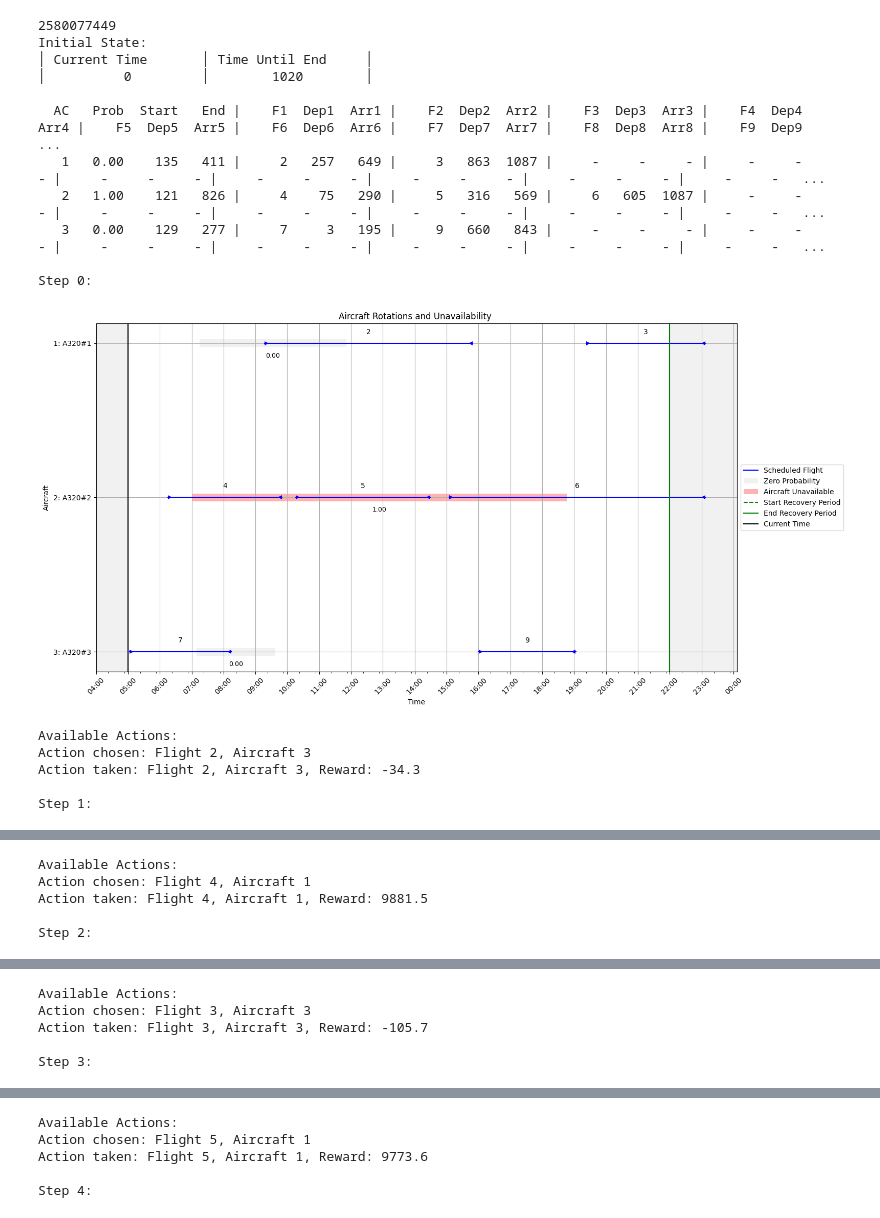
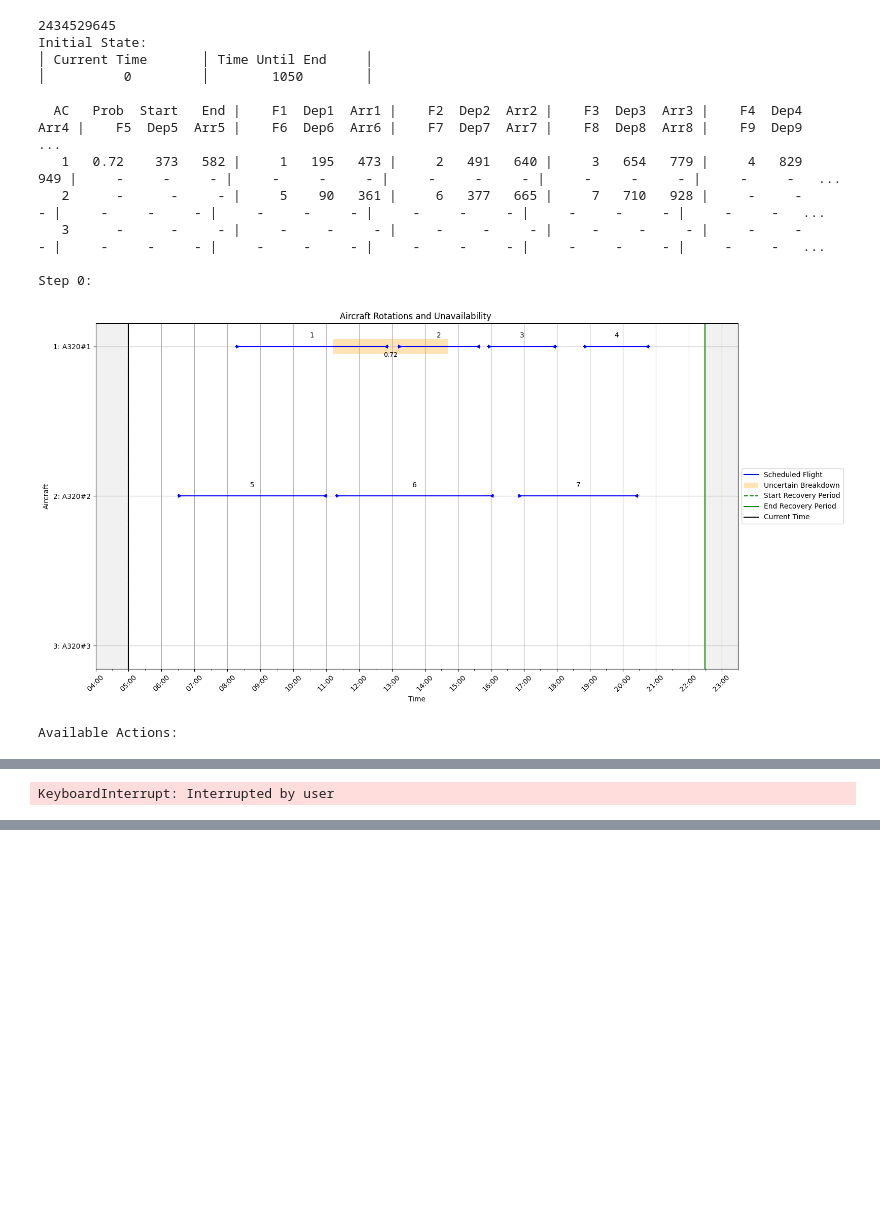
Before and after one commit to PieterBecking/Boeing-ADM-DRL-Github, a Jupyter notebook: notebooks_utils/inference_manual.ipynb, the cells around one changed output, grey strips where cells are left out. Saved outputs shown, nothing was run; the diff lists cells and outputs as text; code cells hidden in the pictures; blank space fills up the shorter version.

```diff
--- a/notebooks_utils/inference_manual.ipynb
+++ b/notebooks_utils/inference_manual.ipynb
@@ -132,42 +132,38 @@ def run_user_agent(scenario_folder):
 
         # Print action and reward
         print(f"Action taken: Flight {action[0]}, Aircraft {action[1]}, Reward: {reward}")
 
         step_num += 1
 
     # Final plot after the simulation ends
     state_plotter.plot_state(
         updated_flights_dict, swapped_flights, environment_delayed_flights, cancelled_flights,
         current_datetime + timedelta(hours=TIMESTEP_HOURS)
     )
 
     print(f"Total Reward: {total_reward}")
 
 # Set the scenario folder
 # SCENARIO_FOLDER = "../data/Training/3ac-100/Scenario_57"
-SCENARIO_FOLDER = "../data/Locked/alpha/Scenario_01"
+SCENARIO_FOLDER = "../data/Training/3ac-10-uncertain-high/Scenario_01"
 
 # Verify folder exists
 if not os.path.exists(SCENARIO_FOLDER):
     raise FileNotFoundError(f"Scenario folder not found: {SCENARIO_FOLDER}")
 
 # Run the agent
 run_user_agent(SCENARIO_FOLDER)
 # %% [output]
-2580077449
+2434529645
 Initial State:
 │ Current Time       │ Time Until End     │
-│          0         │        1020        │
+│          0         │        1050        │
 
   AC   Prob  Start   End |    F1  Dep1  Arr1 |    F2  Dep2  Arr2 |    F3  Dep3  Arr3 |    F4  Dep4  Arr4 |    F5  Dep5  Arr5 |    F6  Dep6  Arr6 |    F7  Dep7  Arr7 |    F8  Dep8  Arr8 |    F9  Dep9   ...
-   1   0.00    135   411 |     2   257   649 |     3   863  1087 |     -     -     - |     -     -     - |     -     -     - |     -     -     - |     -     -     - |     -     -     - |     -     -   ...
-   2   1.00    121   826 |     4    75   290 |     5   316   569 |     6   605  1087 |     -     -     - |     -     -     - |     -     -     - |     -     -     - |     -     -     - |     -     -   ...
-   3   0.00    129   277 |     7     3   195 |     9   660   843 |     -     -     - |     -     -     - |     -     -     - |     -     -     - |     -     -     - |     -     -     - |     -     -   ...
+   1   0.72    373   582 |     1   195   473 |     2   491   640 |     3   654   779 |     4   829   949 |     -     -     - |     -     -     - |     -     -     - |     -     -     - |     -     -   ...
+   2      -      -     - |     5    90   361 |     6   377   665 |     7   710   928 |     -     -     - |     -     -     - |     -     -     - |     -     -     - |     -     -     - |     -     -   ...
+   3      -      -     - |     -     -     - |     -     -     - |     -     -     - |     -     -     - |     -     -     - |     -     -     - |     -     -     - |     -     -     - |     -     -   ...
 
 Step 0:
-[figure, old version]
+[figure, new version]
 Available Actions:
-Action chosen: Flight 2, Aircraft 3
-Action taken: Flight 2, Aircraft 3, Reward: -34.3
-
-Step 1:
@@ -175,5 +170 @@ Step 1:
-Available Actions:
-Action chosen: Flight 4, Aircraft 1
-Action taken: Flight 4, Aircraft 1, Reward: 9881.5
-
-Step 2:
+KeyboardInterrupt: Interrupted by user
@@ -181,5 +170,0 @@ Step 2:
-Available Actions:
-Action chosen: Flight 3, Aircraft 3
-Action taken: Flight 3, Aircraft 3, Reward: -105.7
-
-Step 3:
@@ -187,5 +170,0 @@ Step 3:
-Available Actions:
-Action chosen: Flight 5, Aircraft 1
-Action taken: Flight 5, Aircraft 1, Reward: 9773.6
-
-Step 4:
```
Also changed, not shown: parts of 1 cell of this notebook, 20 other files.
